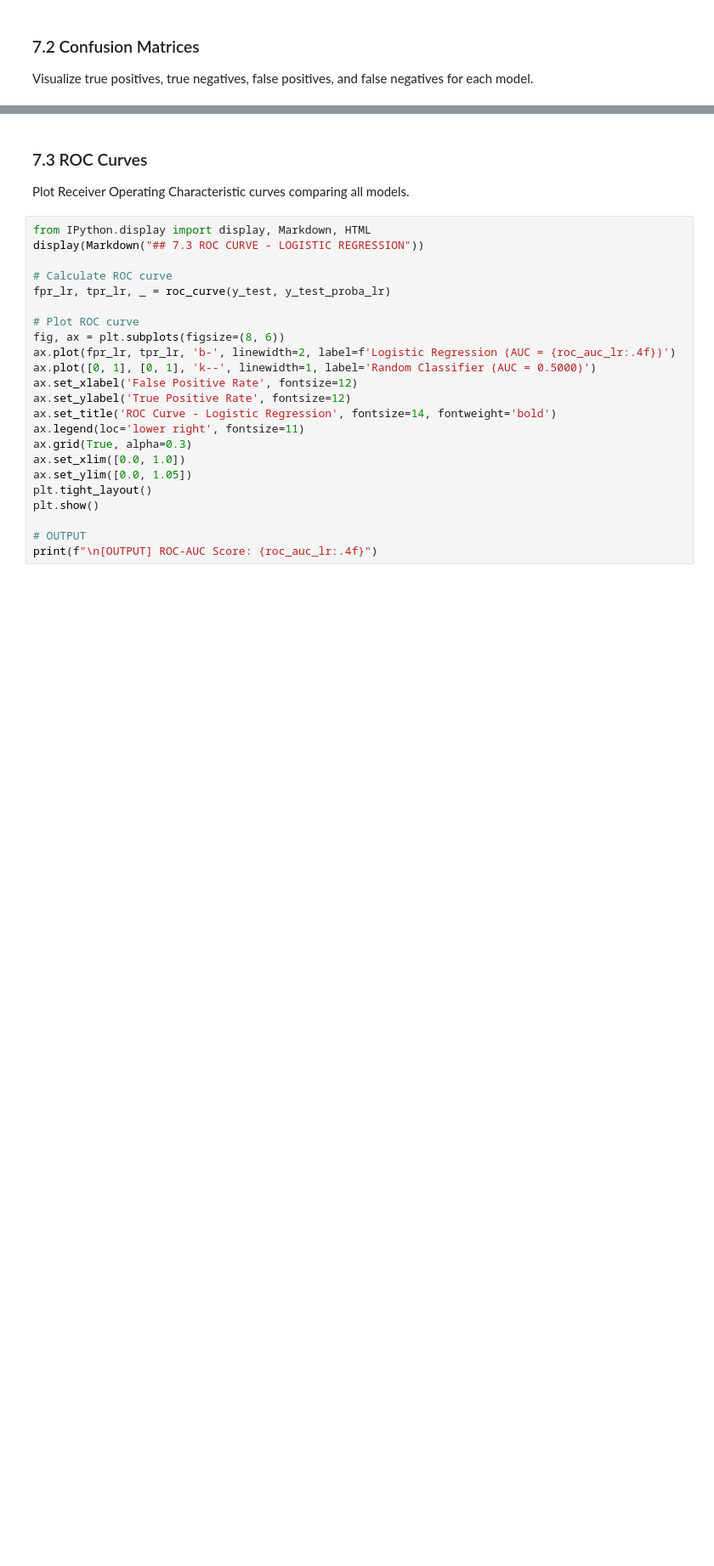
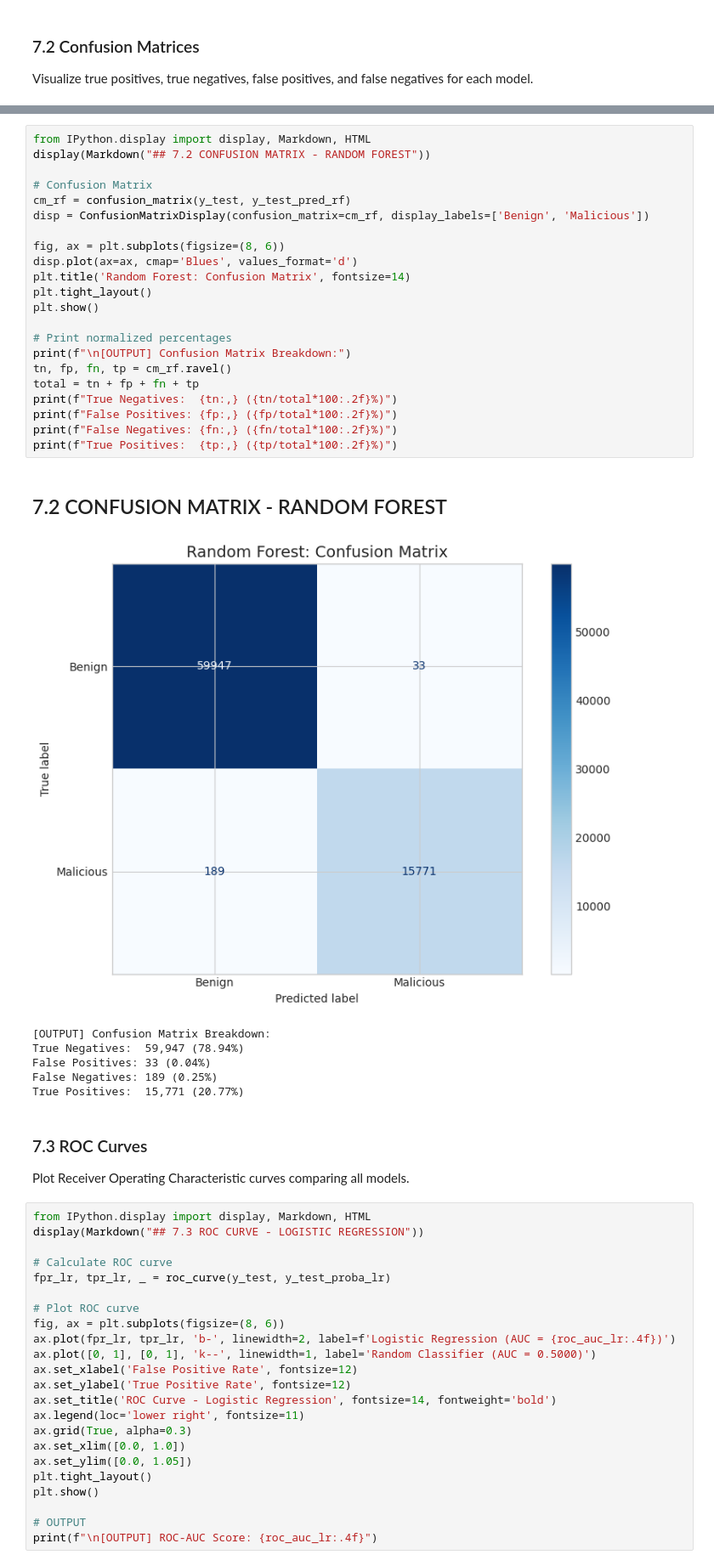
Before and after one commit to apuya/Course-Project-Malicious-URL-Detection, a Jupyter notebook: Detecting Malicious URLs with Lexical Features.ipynb, the cells around one changed output, grey strips where cells are left out. Shown at 85% size. Drawn from its saved outputs; the diff is of its cells as text; blank space fills up the shorter version.

```diff
--- a/Detecting Malicious URLs with Lexical Features.ipynb
+++ b/Detecting Malicious URLs with Lexical Features.ipynb
@@ -1418,3 +1659,33 @@ print(f"True Positives:  {cm_lr[1, 1]:,}")
+# %%
+from IPython.display import display, Markdown, HTML
+display(Markdown("## 7.2 CONFUSION MATRIX - RANDOM FOREST"))
+
+# Confusion Matrix
+cm_rf = confusion_matrix(y_test, y_test_pred_rf)
+disp = ConfusionMatrixDisplay(confusion_matrix=cm_rf, display_labels=['Benign', 'Malicious'])
+
+fig, ax = plt.subplots(figsize=(8, 6))
+disp.plot(ax=ax, cmap='Blues', values_format='d')
+plt.title('Random Forest: Confusion Matrix', fontsize=14)
+plt.tight_layout()
+plt.show()
+
+# Print normalized percentages
+print(f"\n[OUTPUT] Confusion Matrix Breakdown:")
+tn, fp, fn, tp = cm_rf.ravel()
+total = tn + fp + fn + tp
+print(f"True Negatives:  {tn:,} ({tn/total*100:.2f}%)")
+print(f"False Positives: {fp:,} ({fp/total*100:.2f}%)")
+print(f"False Negatives: {fn:,} ({fn/total*100:.2f}%)")
+print(f"True Positives:  {tp:,} ({tp/total*100:.2f}%)")
+# %% [output]
+## 7.2 CONFUSION MATRIX - RANDOM FOREST
+[figure, added]
+[OUTPUT] Confusion Matrix Breakdown:
+True Negatives:  59,947 (78.94%)
+False Positives: 33 (0.04%)
+False Negatives: 189 (0.25%)
+True Positives:  15,771 (20.77%)
 # %% [markdown]
 ### 7.3 ROC Curves
 Plot Receiver Operating Characteristic curves comparing all models.
```
Also changed, not shown: parts of 15 cells of this notebook.
